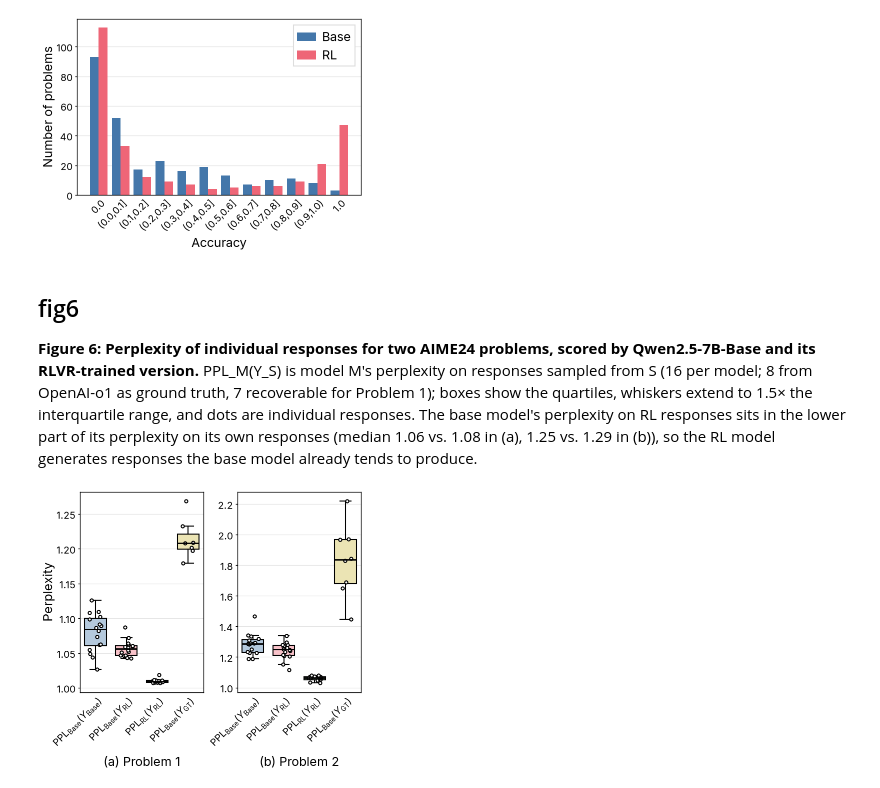
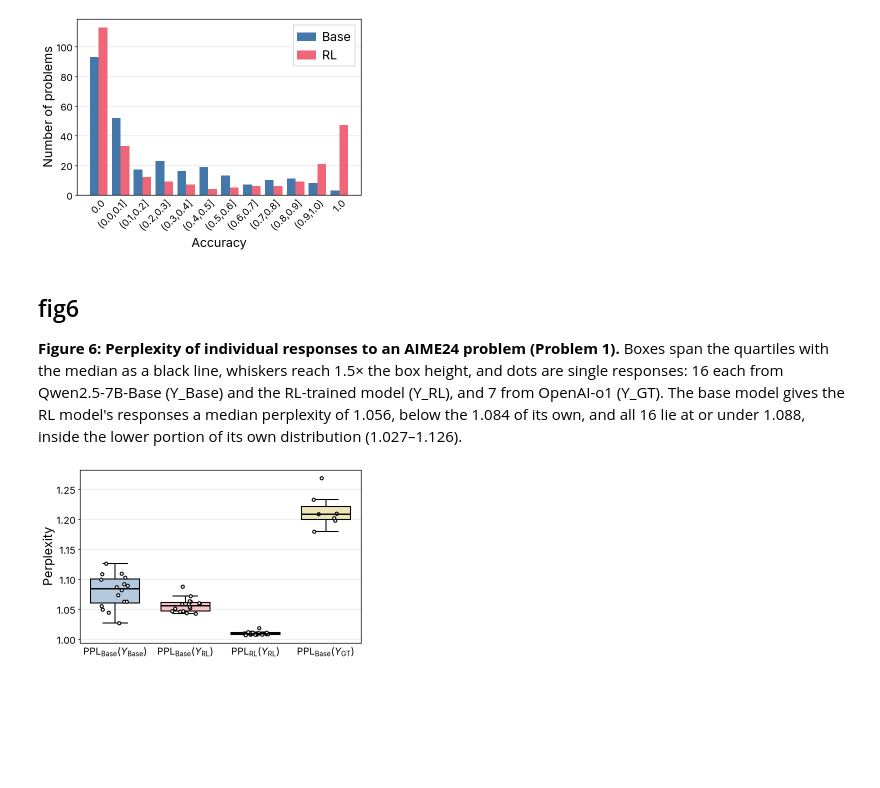
Before and after one commit to bigohofone/academic-figure-skill, a Jupyter notebook: examples/rlvr-with-skill.ipynb, the cells around one changed output. Saved outputs shown, nothing was run; the diff lists cells and outputs as text; code cells hidden in the pictures; blank space fills up the shorter version.

```diff
--- a/examples/rlvr-with-skill.ipynb
+++ b/examples/rlvr-with-skill.ipynb
@@ -88,36 +88,34 @@ plt.show()
 # %% [markdown]
 ## fig6
 
-**Figure 6: Perplexity of individual responses for two AIME24 problems, scored by Qwen2.5-7B-Base and its RLVR-trained version.** PPL_M(Y_S) is model M's perplexity on responses sampled from S (16 per model; 8 from OpenAI-o1 as ground truth, 7 recoverable for Problem 1); boxes show the quartiles, whiskers extend to 1.5× the interquartile range, and dots are individual responses. The base model's perplexity on RL responses sits in the lower part of its perplexity on its own responses (median 1.06 vs. 1.08 in (a), 1.25 vs. 1.29 in (b)), so the RL model generates responses the base model already tends to produce.
+**Figure 6: Perplexity of individual responses to an AIME24 problem (Problem 1).** Boxes span the quartiles with the median as a black line, whiskers reach 1.5× the box height, and dots are single responses: 16 each from Qwen2.5-7B-Base (Y_Base) and the RL-trained model (Y_RL), and 7 from OpenAI-o1 (Y_GT). The base model gives the RL model's responses a median perplexity of 1.056, below the 1.084 of its own, and all 16 lie at or under 1.088, inside the lower portion of its own distribution (1.027–1.126).
 # %%
 with open("../rlvr-fig6.json") as f:
-    data = json.load(f)
+    ppl = json.load(f)["Problem 1"]
 
 groups = [
-    ("PPL_Base(Y_Base)", r"$\mathrm{PPL_{Base}}(Y_\mathrm{Base})$", cset.blue),
-    ("PPL_Base(Y_RL)", r"$\mathrm{PPL_{Base}}(Y_\mathrm{RL})$", cset.red),
-    ("PPL_RL(Y_RL)", r"$\mathrm{PPL_{RL}}(Y_\mathrm{RL})$", cset.green),
-    ("PPL_Base(Y_GT)", r"$\mathrm{PPL_{Base}}(Y_\mathrm{GT})$", cset.yellow),
+    ("PPL_Base(Y_Base)", r"$\mathrm{PPL_{Base}}(Y_{\mathrm{Base}})$", cset.blue),
+    ("PPL_Base(Y_RL)", r"$\mathrm{PPL_{Base}}(Y_{\mathrm{RL}})$", cset.red),
+    ("PPL_RL(Y_RL)", r"$\mathrm{PPL_{RL}}(Y_{\mathrm{RL}})$", cset.green),
+    ("PPL_Base(Y_GT)", r"$\mathrm{PPL_{Base}}(Y_{\mathrm{GT}})$", cset.yellow),
 ]
+
 rng = np.random.default_rng(0)
+fig, ax = plt.subplots(figsize=(3.25, 2))
+for x, (key, label, color) in enumerate(groups):
+    values = ppl[key]
+    box = ax.boxplot(values, positions=[x], widths=0.7, showfliers=False)
+    box["boxes"][0].set_facecolor(lighten(color))
+    ax.plot(x + rng.uniform(-0.2, 0.2, len(values)), values, "o", color="black", markerfacecolor="white", linestyle="none")
 
-fig, axes = plt.subplots(1, 2, figsize=(3.25, 3))
-for ax, (letter, problem) in zip(axes, [("a", "Problem 1"), ("b", "Problem 2")]):
-    for x, (key, label, color) in enumerate(groups):
-        values = data[problem][key]
-        box = ax.boxplot(values, positions=[x], widths=0.7, showfliers=False)
-        box["boxes"][0].set_facecolor(lighten(color))
-        ax.plot(x + rng.uniform(-0.2, 0.2, len(values)), values, "o", color="black", markerfacecolor="white", linestyle="none")
-    ax.set_xticks(range(len(groups)), labels=[label for _, label, _ in groups], rotation=45, ha="right", rotation_mode="anchor")
-    ax.tick_params(axis="x", length=0)
-    ax.grid(axis="x", visible=False)
-    subcaption(ax, f"({letter}) {problem}")
+ax.set_xticks(range(len(groups)), labels=[label for _, label, _ in groups])
+ax.tick_params(axis="x", length=0)
+ax.grid(axis="x", visible=False)
+ax.set_ylabel("Perplexity")
 
-axes[0].set_ylabel("Perplexity")
-
-fit_height(fig, axes, aspect=1.618)
+fit_height(fig, ax, aspect=0.618)
 fig.savefig("fig6.pdf")
 fig.savefig("fig6.png")
 plt.show()
 # %% [output]
-[figure, old version]
+[figure, new version]
```
Also changed, not shown: 10 other files.
